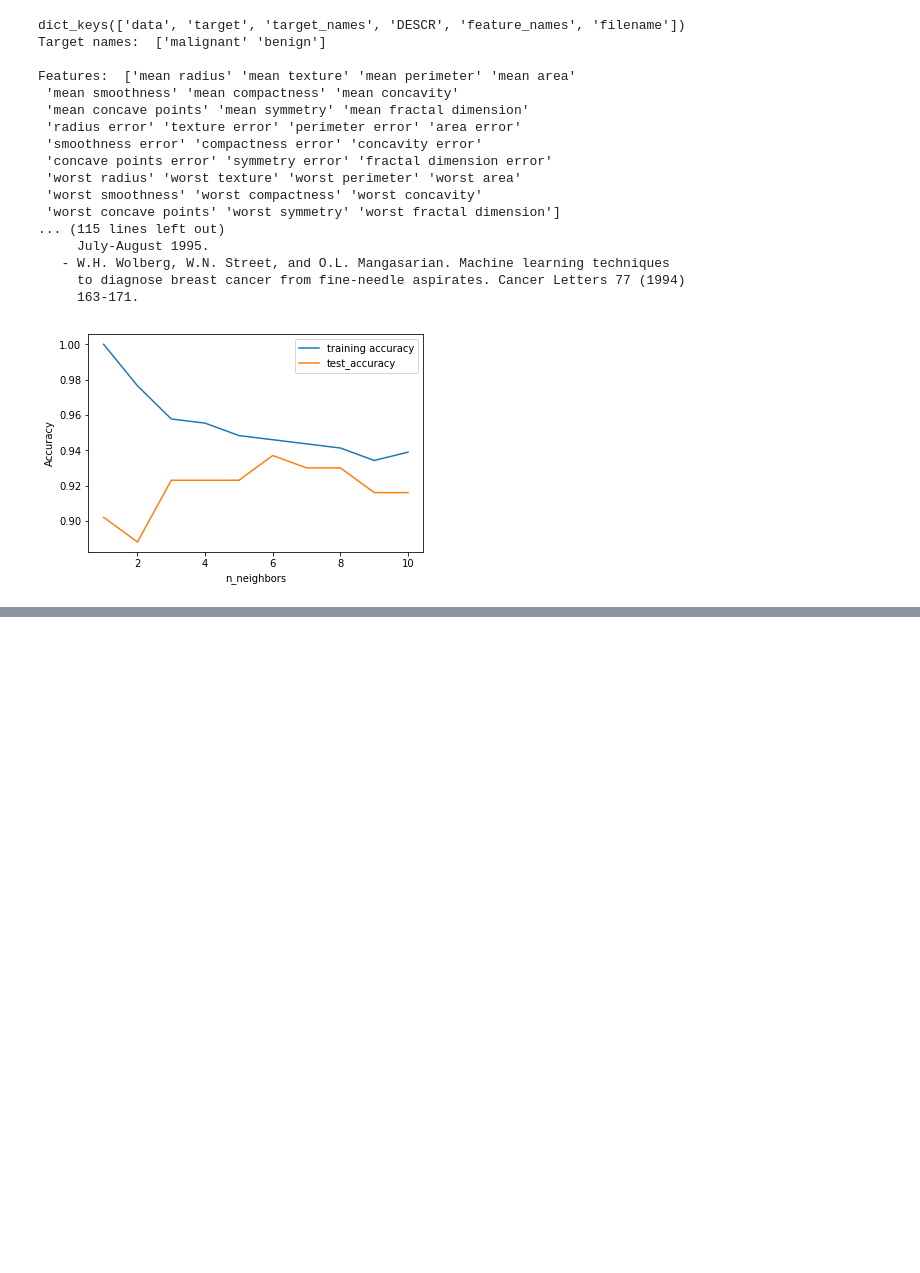
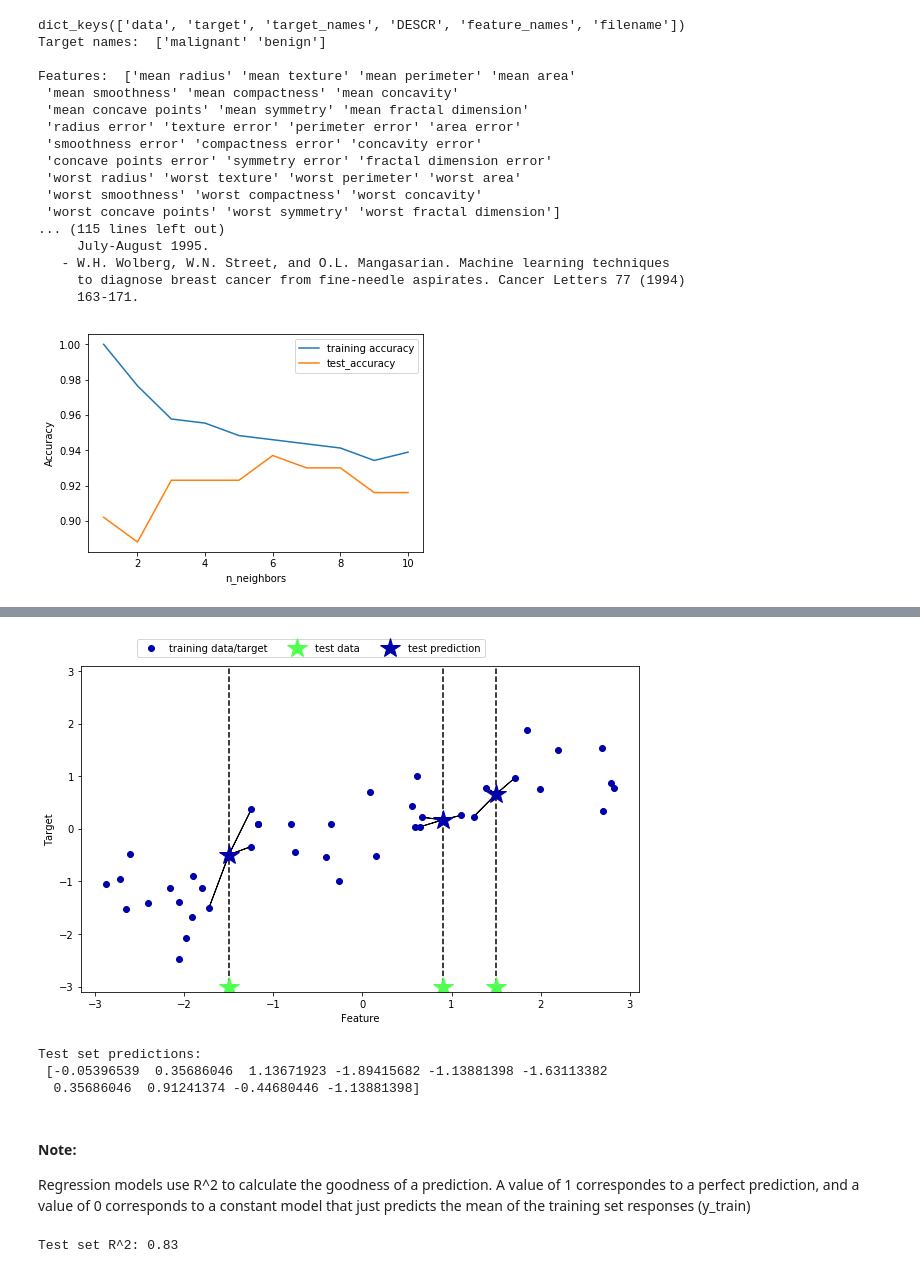
Before and after one commit to Patabu2/machine_learning_study, a Jupyter notebook: Chapter 2- Supervised learning.ipynb, the cells around one changed output, grey strips where cells are left out. Saved outputs shown, nothing was run; the diff lists cells and outputs as text; code cells hidden in the pictures; blank space fills up the shorter version.

```diff
--- a/Chapter 2- Supervised learning.ipynb
+++ b/Chapter 2- Supervised learning.ipynb
@@ -118,0 +140,6 @@ plt.show()
+# %%
+# Plot a sample prediction graph with several closest neighbors
+mglearn.plots.plot_knn_regression(n_neighbors = 3
+                                 )
+# %% [output]
+[figure, added]
@@ -118,0 +157,14 @@ plt.show()
+# %%
+# Make predictions on the test set:
+print("Test set predictions:\n", reg.predict(X_test))
+# %% [output]
+Test set predictions:
+ [-0.05396539  0.35686046  1.13671923 -1.89415682 -1.13881398 -1.63113382
+  0.35686046  0.91241374 -0.44680446 -1.13881398]
+# %% [markdown]
+#### Note:
+Regression models use R^2 to calculate the goodness of a prediction. A value of 1 correspondes to a perfect prediction, and a value of 0 corresponds to a constant model that just predicts the mean of the training set responses (y_train)
+# %%
+print("Test set R^2: {:.2f}".format(reg.score(X_test, y_test)))
+# %% [output]
+Test set R^2: 0.83
```
Also changed, not shown: parts of 17 cells of this notebook.
